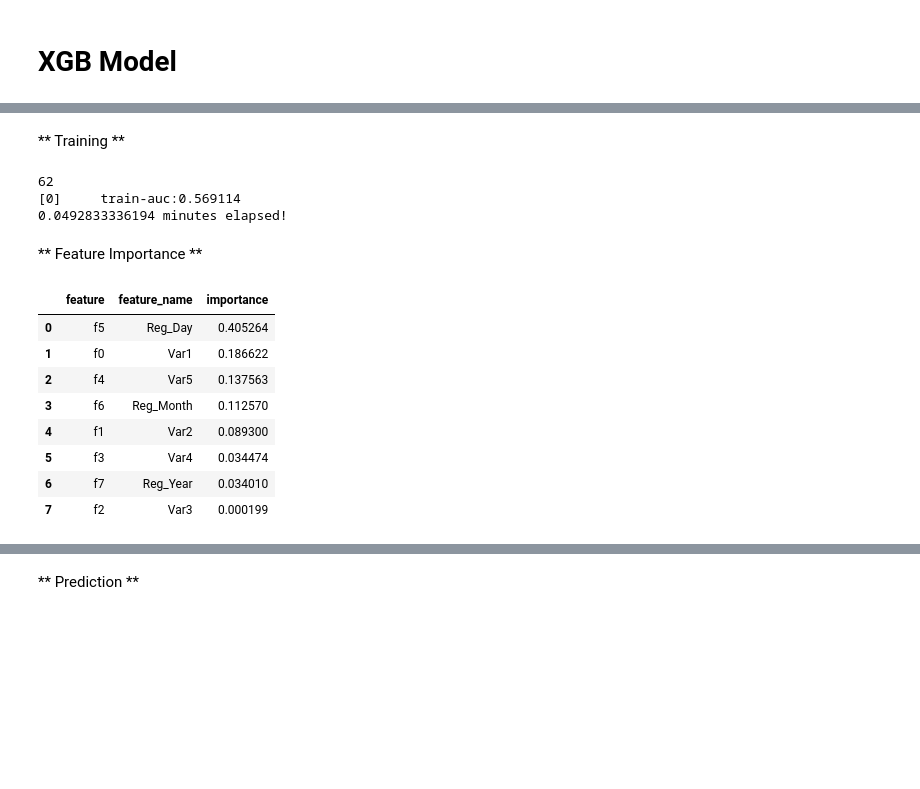
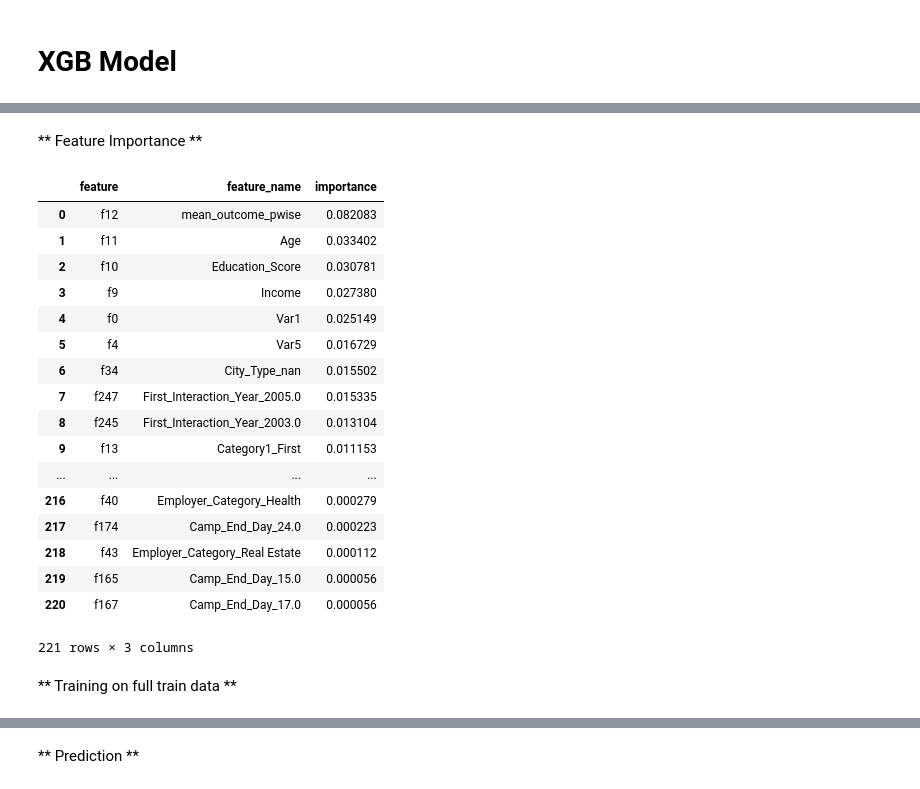
Before and after one commit to AwasthiMaddy/DataScience, a Jupyter notebook: AV/Knocktober/code/Benchmark.ipynb, the cells around one changed output, grey strips where cells are left out. Saved outputs shown, nothing was run; the diff lists cells and outputs as text; code cells hidden in the pictures; blank space fills up the shorter version.

```diff
--- a/AV/Knocktober/code/Benchmark.ipynb
+++ b/AV/Knocktober/code/Benchmark.ipynb
@@ -256,0 +480,4 @@ print dtrain.num_col()
+# %%
+dval = xgb.DMatrix(validation.values, label=y_validation)
+print dval.num_row()
+print dval.num_col()
@@ -279 +508,5 @@ early_stopping_rounds = 35
+# %%
+watchlist2 = [(dval,'validation')]
+num_train_round = 2000
+early_stopping_rounds = 200
 # %% [markdown]
@@ -281,15 +517,12 @@ early_stopping_rounds = 35
 # %%
 t0 = time.time()
-xgb_cv = xgb.cv(param,
-                dtrain,
-                num_boost_round=num_round,
-                nfold=10,
-                #stratified=True,
-                early_stopping_rounds=early_stopping_rounds,
-                maximize=True,
-                seed=1729,
-                verbose_eval=50,
-                show_stdv=True)
+print num_train_round
+xgbModel2 = xgb.train(param,
+                     dtrain2,
+                     num_boost_round=num_train_round,
+                     early_stopping_rounds=early_stopping_rounds,
+                     evals=watchlist2,
+                     maximize=True,
+                     verbose_eval=50)
 print time_elapsed(t0), "minutes elapsed!"
-xgb_cv
 # %% [output]
@@ -317,20 +541,3 @@ xgb_cv
-# %% [markdown]
-** Training **
-# %%
-t0 = time.time()
-num_train_round = xgb_cv.shape[0]
-print num_train_round
-xgbModel = xgb.train(param,
-                     dtrain,
-                     num_boost_round=num_train_round,
-                     evals=watchlist,
-                     maximize=True,
-                     verbose_eval=100)
-print time_elapsed(t0), "minutes elapsed!"
-# %% [output]
-62
-[0]     train-auc:0.569114
-0.0492833336194 minutes elapsed!
 # %% [markdown]
 ** Feature Importance **
 # %%
@@ -343,15 +550,26 @@ def importance_XGB(xgbModel, cols_list):
     impdf['importance'] /= impdf['importance'].sum()
     return impdf
 # %%
-impdf = importance_XGB(xgbModel, train.columns)
+impdf = importance_XGB(xgbModel2, train.columns)
 impdf
 # %% [output]
 |  | feature | feature_name | importance |
-| 0 | f5 | Reg_Day | 0.405264 |
-| 1 | f0 | Var1 | 0.186622 |
-| 2 | f4 | Var5 | 0.137563 |
-| 3 | f6 | Reg_Month | 0.112570 |
-| 4 | f1 | Var2 | 0.089300 |
-| 5 | f3 | Var4 | 0.034474 |
-| 6 | f7 | Reg_Year | 0.034010 |
-| 7 | f2 | Var3 | 0.000199 |
+| 0 | f12 | mean_outcome_pwise | 0.082083 |
+| 1 | f11 | Age | 0.033402 |
+| 2 | f10 | Education_Score | 0.030781 |
+| 3 | f9 | Income | 0.027380 |
+| 4 | f0 | Var1 | 0.025149 |
+| 5 | f4 | Var5 | 0.016729 |
+| 6 | f34 | City_Type_nan | 0.015502 |
+| 7 | f247 | First_Interaction_Year_2005.0 | 0.015335 |
+| 8 | f245 | First_Interaction_Year_2003.0 | 0.013104 |
+| 9 | f13 | Category1_First | 0.011153 |
+| ... | ... | ... | ... |
+| 216 | f40 | Employer_Category_Health | 0.000279 |
+| 217 | f174 | Camp_End_Day_24.0 | 0.000223 |
+| 218 | f43 | Employer_Category_Real Estate | 0.000112 |
+| 219 | f165 | Camp_End_Day_15.0 | 0.000056 |
+| 220 | f167 | Camp_End_Day_17.0 | 0.000056 |
+221 rows × 3 columns
+# %% [markdown]
+** Training on full train data **
```
Also changed, not shown: parts of 66 cells of this notebook.
